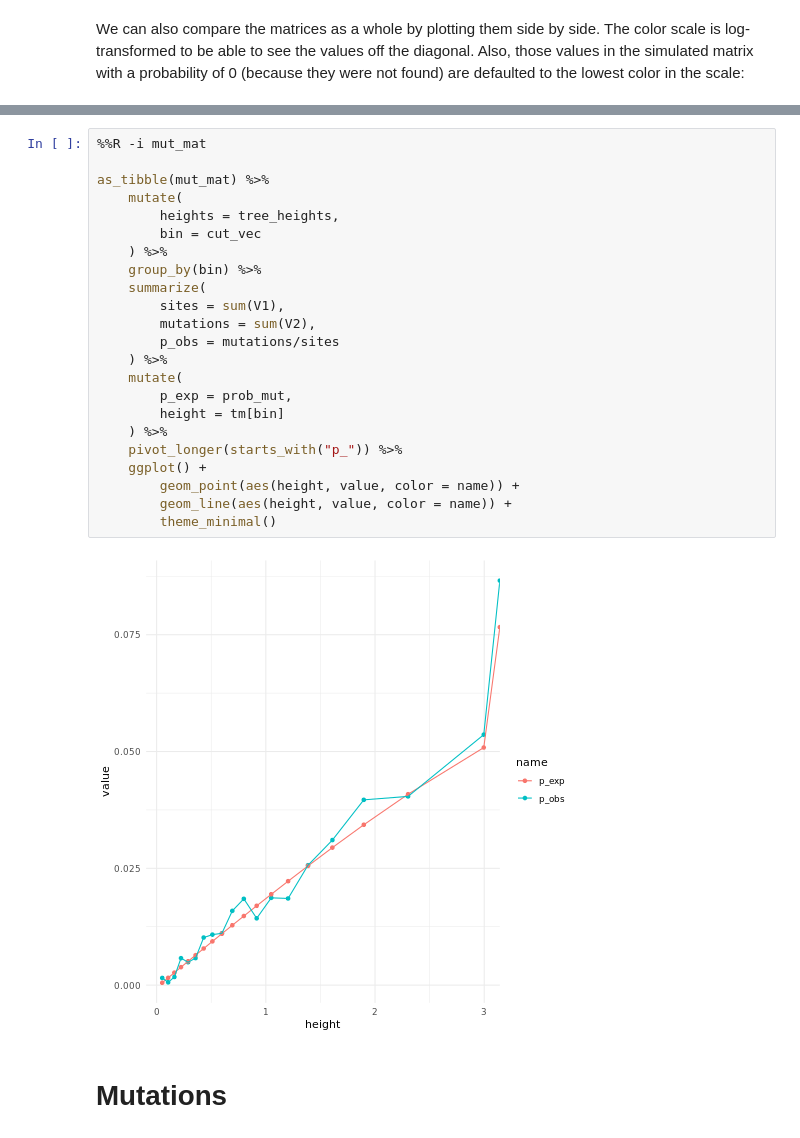
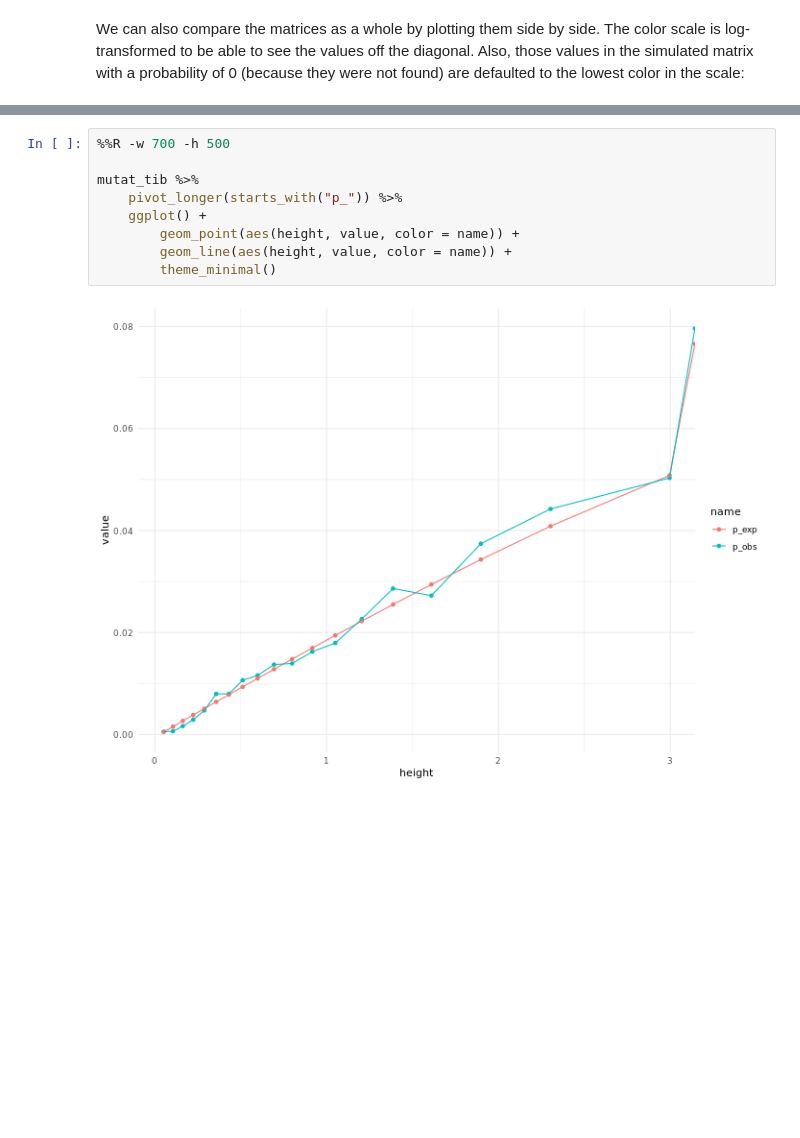
Before and after one commit to rivasiker/phasetype, a Jupyter notebook: scripts/01_msprime_simulations/01_msprime_simulations.ipynb, the cells around one changed output, grey strips where cells are left out. Saved outputs shown, nothing was run; the diff lists cells and outputs as text; blank space fills up the shorter version.

```diff
--- a/scripts/01_msprime_simulations/01_msprime_simulations.ipynb
+++ b/scripts/01_msprime_simulations/01_msprime_simulations.ipynb
@@ -483,27 +541,11 @@ array([[ 47.,   0.],
 # %%
-%%R -i mut_mat
+%%R -w 700 -h 500
 
-as_tibble(mut_mat) %>%
-    mutate(
-        heights = tree_heights,
-        bin = cut_vec
-    ) %>%
-    group_by(bin) %>%
-    summarize(
-        sites = sum(V1),
-        mutations = sum(V2),
-        p_obs = mutations/sites
-    ) %>%
-    mutate(
-        p_exp = prob_mut,
-        height = tm[bin]
-    ) %>%
+mutat_tib %>%
     pivot_longer(starts_with("p_")) %>%
     ggplot() +
         geom_point(aes(height, value, color = name)) +
         geom_line(aes(height, value, color = name)) +
         theme_minimal()
 # %% [output]
-[figure, old version]
+[figure, new version]
-# %% [markdown]
-# Mutations
```
Also changed, not shown: parts of 41 cells of this notebook.
